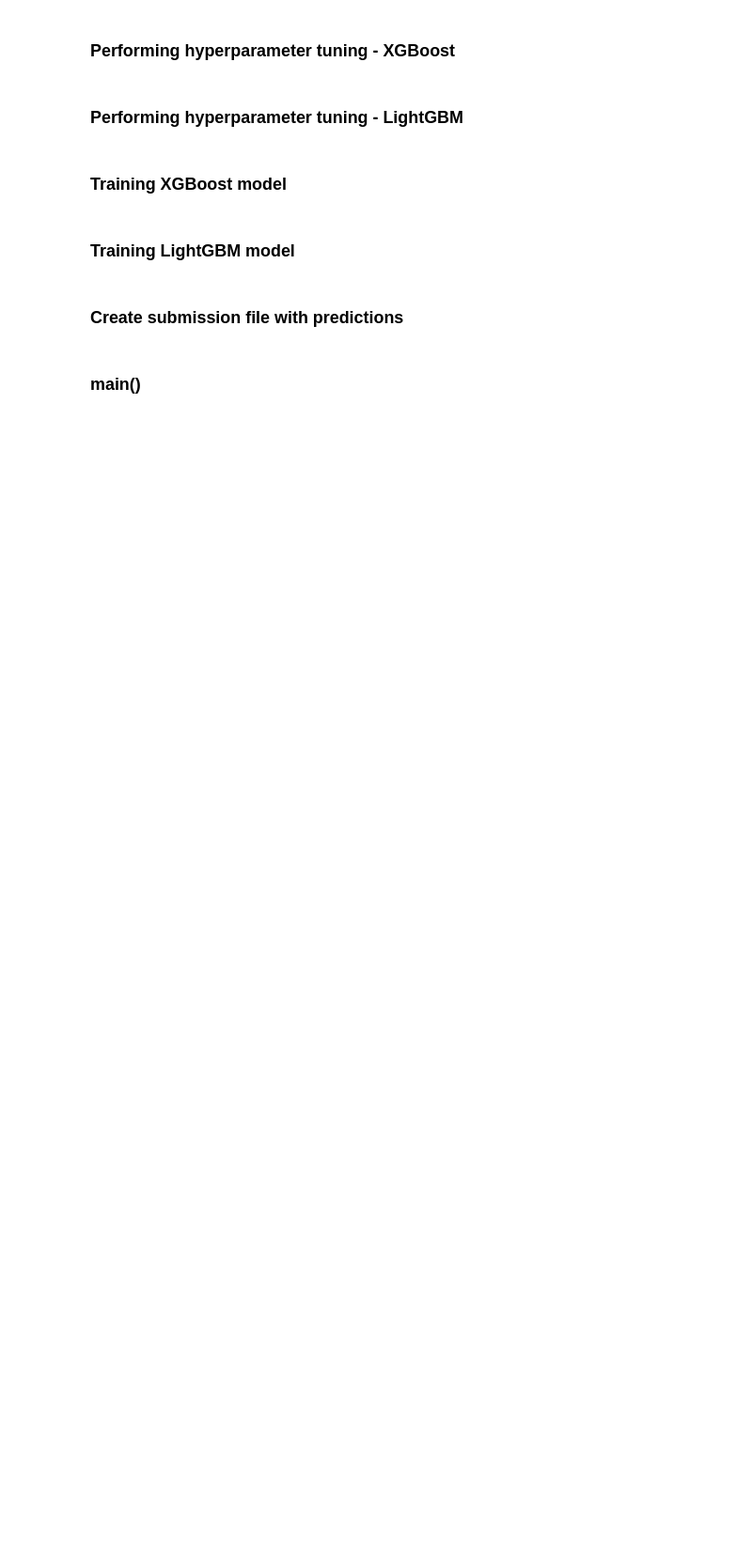
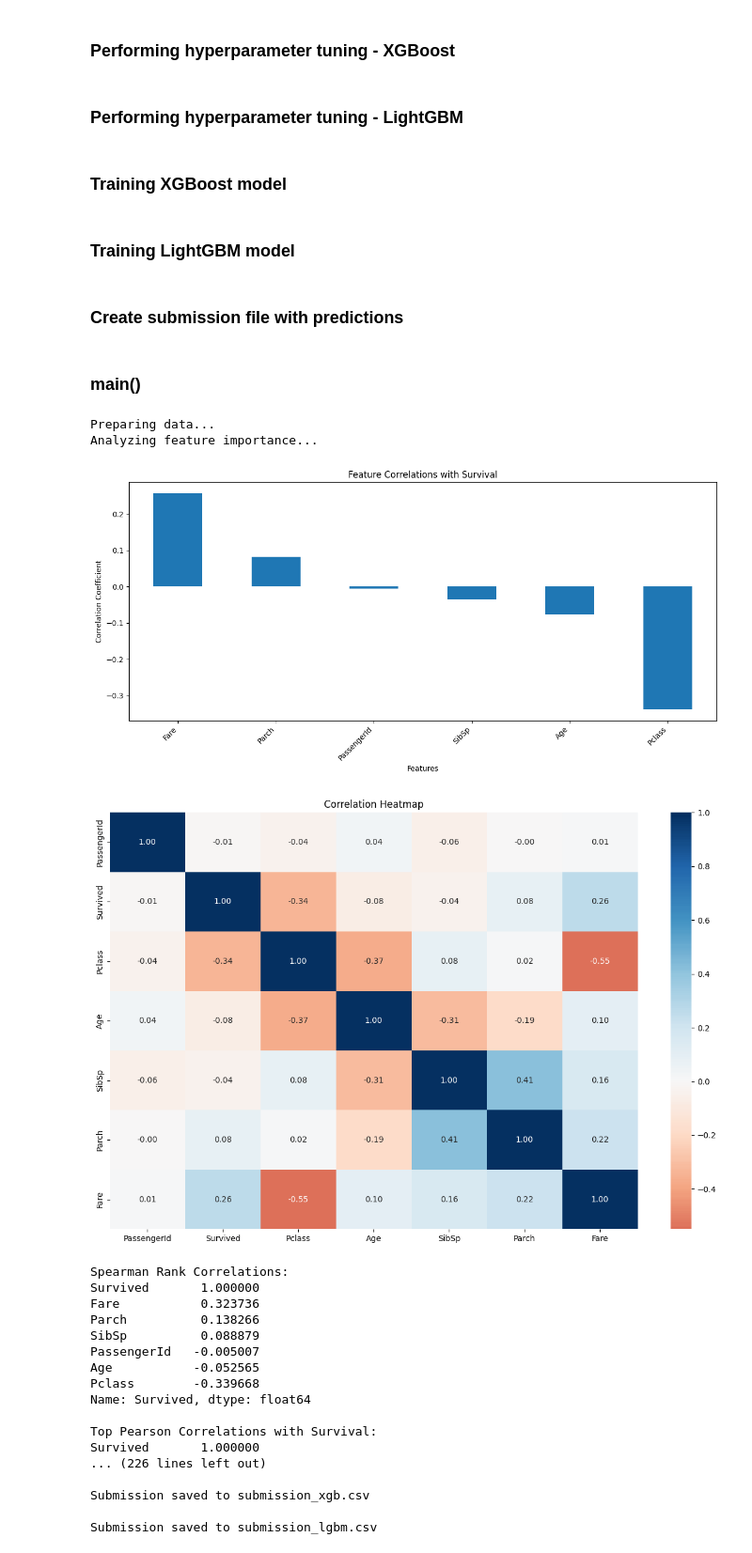
Before and after one commit to EfomahFidelis/Titanic-Disaster, a Jupyter notebook: XGBoost_LightGBM.ipynb, the cells around one changed output. Shown: that part at 94% size. Cells and saved outputs as stored; diff of their text form; code cells hidden in the pictures; blank space fills up the shorter version.

Commit message:
Included the call to main().Also updated the training functions.

```diff
--- a/XGBoost_LightGBM.ipynb
+++ b/XGBoost_LightGBM.ipynb
@@ -229,7 +231,8 @@ def tune_xgboost_model(X_train, y_train):
     }
 
     # Initialize XGBoost model
-    xgb = XGBClassifier(random_state=42, use_label_encoder=False, eval_metric='logloss')
+    # xgb = XGBClassifier(random_state=42, use_label_encoder=False, eval_metric='logloss')
+    xgb  = XGBClassifier()
 
     # Perform random search
     random_search = RandomizedSearchCV(
@@ -299,7 +303,8 @@ def train_xgboost_model(X_train, X_val, y_train, y_val):
     Train an XGBoost model and evaluate its performance
     """
     # Initialize XGBoost model
-    xgb_model = XGBClassifier(objective='binary:logistic', random_state=42)
+    # xgb_model = XGBClassifier(objective='binary:logistic', random_state=42)
+    xgb_model  = XGBClassifier()
 
     # Train the model
     xgb_model.fit(X_train, y_train)
@@ -318,7 +323,9 @@ def train_lightgbm_model(X_train, X_val, y_train, y_val):
     Train a LightGBM model and evaluate its performance
     """
     # Initialize LightGBM model
-    lgbm_model = LGBMClassifier(objective='binary', random_state=42)
+    # lgbm_model = LGBMClassifier(objective='binary', random_state=42)
+    lgbm_model = LGBMClassifier()
+
 
     # Train the model
     lgbm_model.fit(X_train, y_train)
@@ -355,6 +362,9 @@ def main(train_data, test_data):
     """
     Main function to run the entire pipeline
     """
+    import warnings
+    warnings.filterwarnings('ignore')
+
     print("Preparing data...")  # EDA
     prepared_train_data = prepare_data_for_modeling(train_data)
     prepared_test_data = prepare_data_for_modeling(test_data)
@@ -377,8 +387,8 @@ def main(train_data, test_data):
     lgbm_model = tune_lightgbm_model(X_train, y_train)
 
     # Train and evaluate further if needed
-    xgb_model.fit(X_train, y_train)
-    lgbm_model.fit(X_train, y_train)
+    # xgb_model.fit(X_train, y_train)
+    # lgbm_model.fit(X_train, y_train)
 
     print("\nTraining XGBoost model...")
     xgb_model = train_xgboost_model(X_train, X_val, y_train, y_val)
@@ -393,3 +403,27 @@ def main(train_data, test_data):
     lgbm_predictions = create_submission(lgbm_model, prepared_test_data, test_data, filename='submission_lgbm.csv')
 
     return xgb_model, lgbm_model, xgb_predictions, lgbm_predictions
+# %%
+xgb_model, lgbm_model, xgb_predictions, lgbm_predictions = main(train_data, test_data)
+# %% [output]
+Preparing data...
+Analyzing feature importance...
+[figure, added]
+[figure, added]
+Spearman Rank Correlations:
+Survived       1.000000
+Fare           0.323736
+Parch          0.138266
+SibSp          0.088879
+PassengerId   -0.005007
+Age           -0.052565
+Pclass        -0.339668
+Name: Survived, dtype: float64
+
+Top Pearson Correlations with Survival:
+Survived       1.000000
+... (226 lines left out)
+
+Submission saved to submission_xgb.csv
+
+Submission saved to submission_lgbm.csv
```
Also changed, not shown: parts of 2 cells of this notebook, 2 other files.
